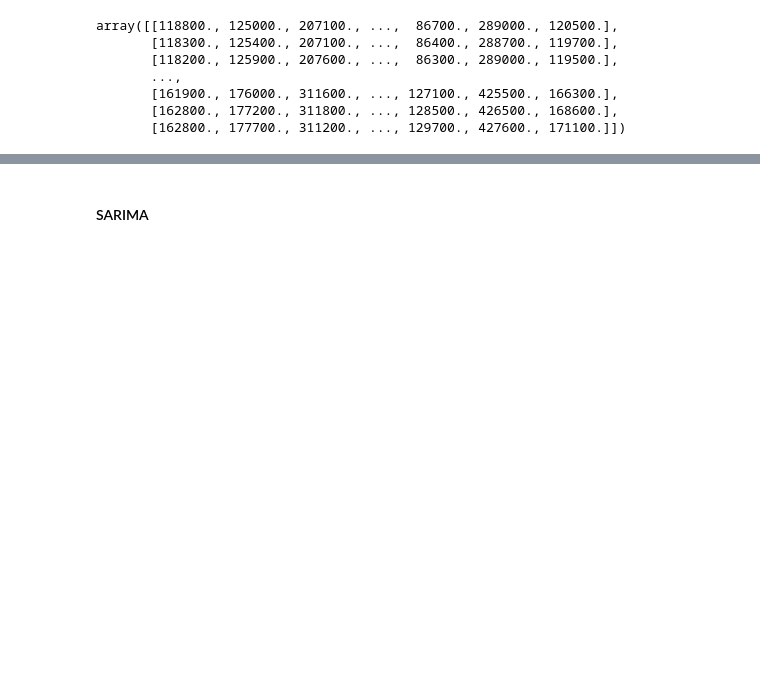
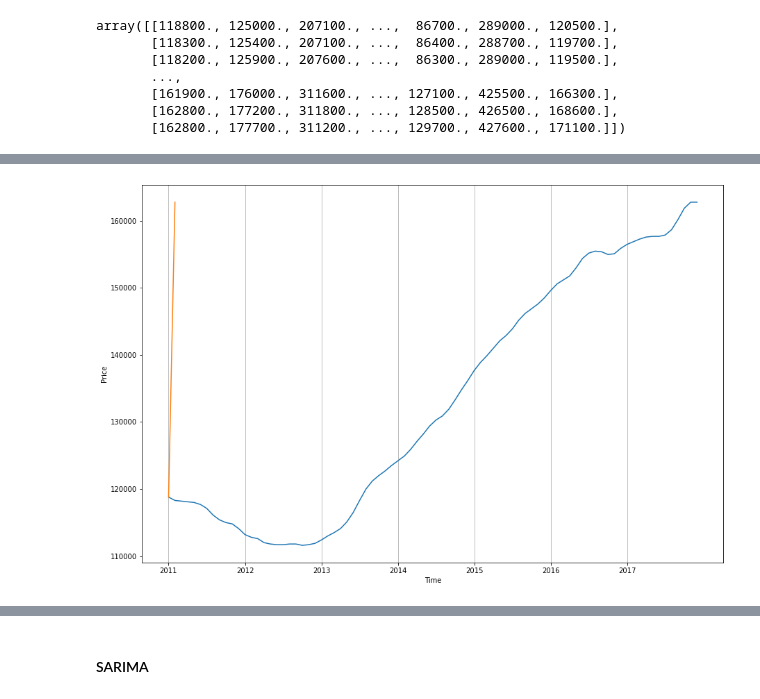
Before and after one commit to Blue723/Housing_Time_Series, a Jupyter notebook: Time_Series_notebook.ipynb, the cells around one changed output, grey strips where cells are left out. Drawn from its saved outputs; the diff is of its cells as text; code cells hidden in the pictures; blank space fills up the shorter version.

```diff
--- a/Time_Series_notebook.ipynb
+++ b/Time_Series_notebook.ipynb
@@ -235,0 +256,3 @@ zipcode.plot(figsize=(20,10),
+# %%
+line_trend = pd.concat([zipcode.loc[zipcode.index == '2011-01'], zipcode.loc[zipcode.index == '2017-12']])
+line_trend
@@ -235,0 +263,15 @@ zipcode.plot(figsize=(20,10),
+# %%
+f, ax = plt.subplots()
+
+zipcode['77084'].plot(figsize=(15,10),
+             use_index=True,
+             xlabel='Time',
+             ylabel='Price')
+
+plt.plot(line_trend['77084'])
+
+xlabels = [2011,2012,2013,2014,2015,2016,2017]
+plt.grid(axis='x')
+plt.xticks(ticks=range(0,len(zipcode.index),12), labels=xlabels);
+# %% [output]
+[figure, added]
```
Also changed, not shown: parts of 14 cells of this notebook, 3 other files.
